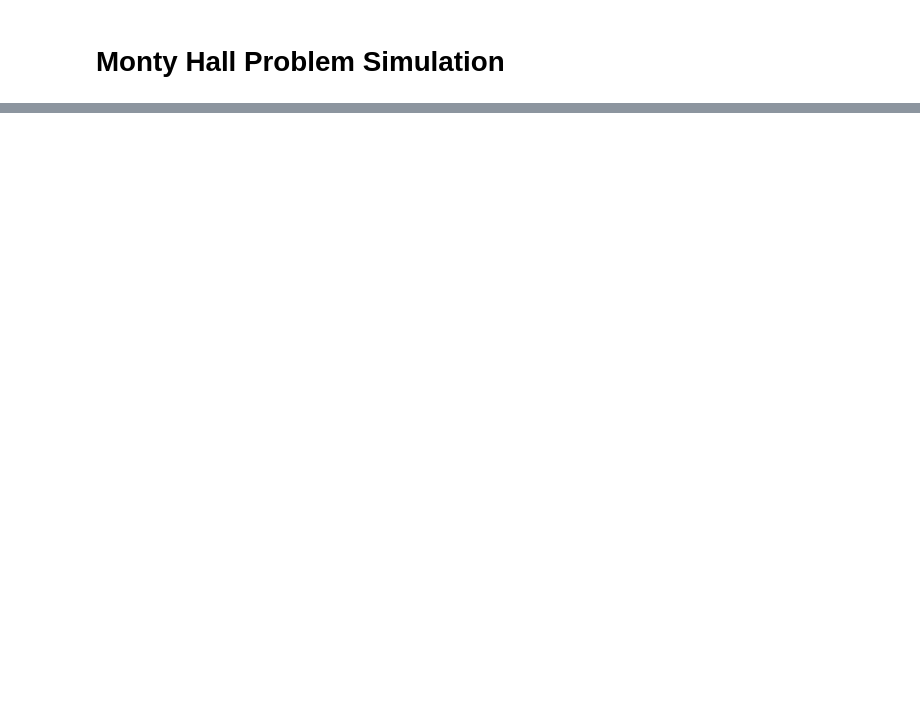
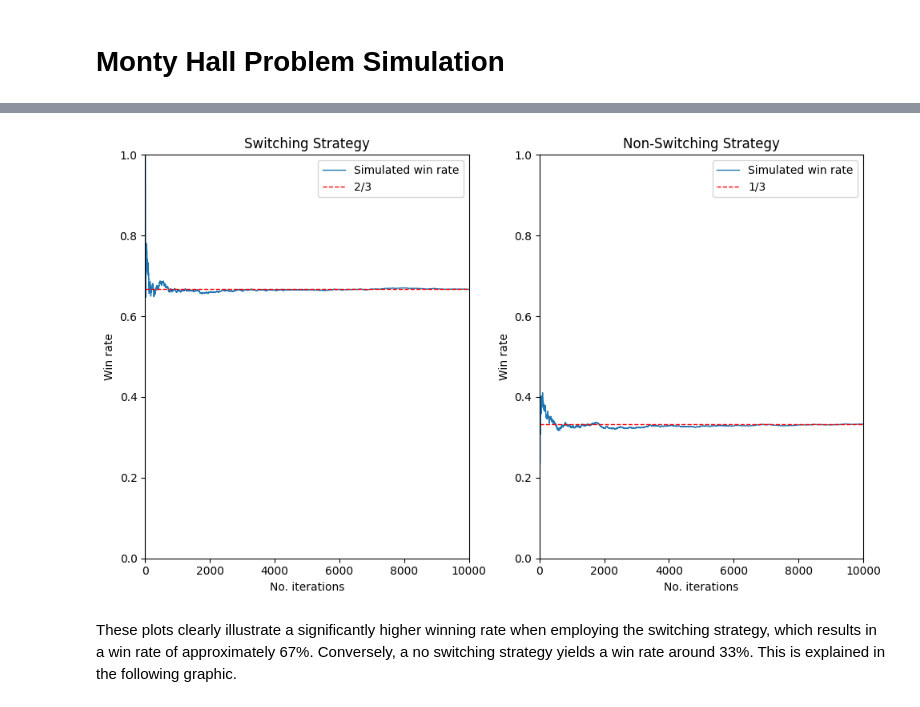
Before and after one commit to rmassey98/Monty-Hall-Simulation, a Jupyter notebook: Monty-Hall-Simulation.ipynb, the cells around one changed output, grey strips where cells are left out. Cells and saved outputs as stored; diff of their text form; code cells hidden in the pictures; blank space fills up the shorter version.

Commit message:
Finished notebook with simulation for classic game (3 doors) and expanded game (100 doors).

```diff
--- a/Monty-Hall-Simulation.ipynb
+++ b/Monty-Hall-Simulation.ipynb
@@ -44,0 +65,45 @@ def play_monty_hall_game(n_doors, switching=True):
+# %%
+# Number of games to simulate
+iterations = 10000
+
+# X axis values (iteration number)
+x_axis = [n for n in range(1, iterations + 1)]
+
+# Switching strategy y values
+switching_strat = simulate_games(n_iterations=iterations, n_doors=3, switching=True)
+
+# No switching strat y values
+no_switching_strat = simulate_games(n_iterations=iterations, n_doors=3, switching=False)
+# %%
+# Adjusting figure size
+plt.figure(figsize=(10,6))
+
+# Plot for switching strategy
+plt.subplot(1, 2, 1)
+plt.plot(x_axis, switching_strat, linewidth=1, label='Simulated win rate')
+plt.title('Switching Strategy')
+plt.xlabel('No. iterations')
+plt.ylabel('Win rate')
+plt.hlines(2/3, 0, iterations, linewidth=1, linestyle='--', color='r', label='2/3')
+plt.axis([0, iterations, 0, 1])
+plt.legend()
+
+# Plot for non-switching strategy
+plt.subplot(1, 2, 2)
+plt.plot(x_axis, no_switching_strat, linewidth=1, label='Simulated win rate')
+plt.title('Non-Switching Strategy')
+plt.xlabel('No. iterations')
+plt.ylabel('Win rate')
+plt.hlines(1/3, 0, iterations, linewidth=1, linestyle='--', color='r', label='1/3')
+plt.axis([0, iterations, 0, 1])
+plt.legend()
+
+# Spacing between the plots
+plt.tight_layout()
+
+# Displaying graphs
+plt.show()
+# %% [output]
+[figure, added]
+# %% [markdown]
+These plots clearly illustrate a significantly higher winning rate when employing the switching strategy, which results in a win rate of approximately 67%. Conversely, a no switching strategy yields a win rate around 33%. This is explained in the following graphic.
```
Also changed, not shown: parts of 13 cells of this notebook, 1 other file.
